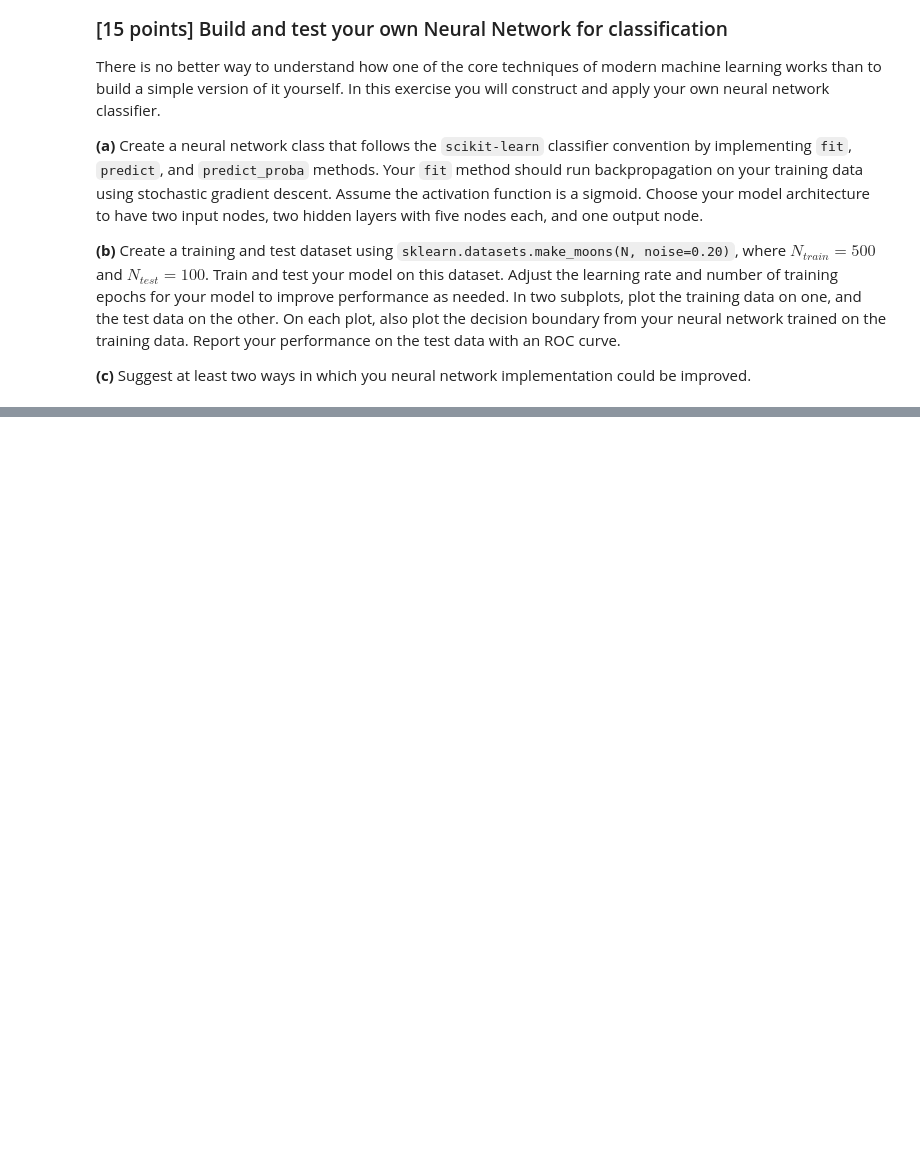
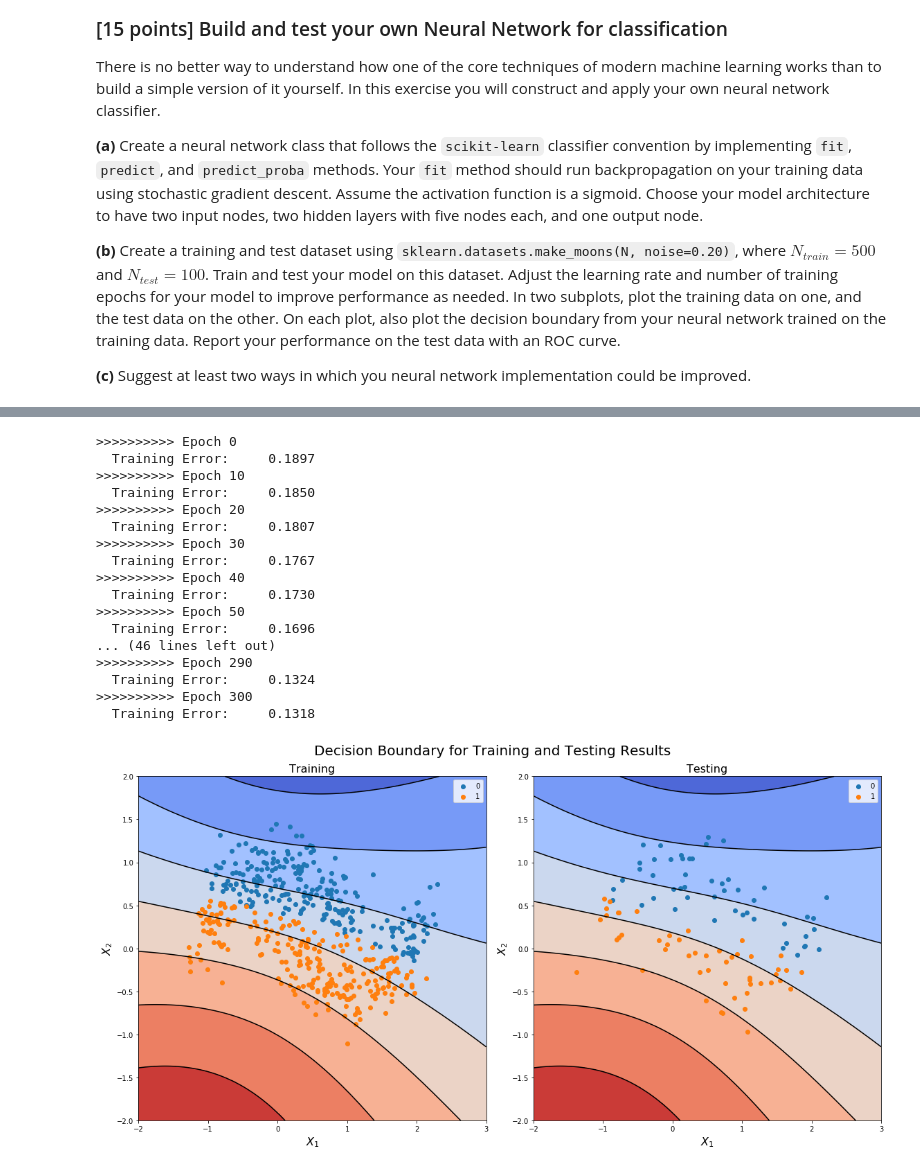
Before and after one commit to Ruiqi22Wang/machine-learning-course, a Jupyter notebook: Assignment4_Ruiqi_Wang.ipynb, the cells around one changed output, grey strips where cells are left out. Saved outputs shown, nothing was run; the diff lists cells and outputs as text; code cells hidden in the pictures; blank space fills up the shorter version.

```diff
--- a/Assignment4_Ruiqi_Wang.ipynb
+++ b/Assignment4_Ruiqi_Wang.ipynb
@@ -360,0 +505,64 @@ There is no better way to understand how one of the core techniques of modern ma
+# %%
+nnc = NN(epoch=310, lr=0.0001, random_state=0).fit(data_train[0], data_train[1])
+train_y_hat = nnc.predict_proba(data_train[0])
+train_y_class = nnc.predict(data_train[0])
+test_y_hat = nnc.predict_proba(data_test[0])
+test_y_class = nnc.predict(data_test[0])
+
+
+from matplotlib import cm
+
+N_grid = 501
+grid_x = np.linspace(-2, 3, N_grid)
+grid_y = np.linspace(-2, 2, N_grid)
+XX, YY = np.meshgrid(grid_x, grid_y)
+x_pre = np.stack((XX.flatten(), YY.flatten()), axis = -1)
+y_pre = nnc.predict_proba(x_pre).reshape(N_grid, N_grid)
+
+fig, axs = plt.subplots(1,2, figsize=(16,8))
+ax = axs.flatten()
+
+pos0 = np.where(train_y_class == 0)
+pos1 = np.where(train_y_class == 1)
+cset = ax[0].contourf(XX, YY, y_pre, cmap=cm.coolwarm)
+ax[0].contour(cset, colors = 'k')
+ax[0].scatter(data_train[0][pos0,0], data_train[0][pos0,1], label=0)
+ax[0].scatter(data_train[0][pos1,0], data_train[0][pos1,1], label=1)
+ax[0].set_title("Training", fontsize=16)
+ax[0].set_xlabel("$X_1$", fontsize=16)
+ax[0].set_ylabel("$X_2$", fontsize=16)
+ax[0].legend()
+
+pos0 = np.where(test_y_class == 0)
+pos1 = np.where(test_y_class == 1)
+cset = ax[1].contourf(XX, YY, y_pre, cmap=cm.coolwarm)
+ax[1].contour(cset, colors = 'k')
+ax[1].scatter(data_test[0][pos0,0], data_test[0][pos0,1], label=0)
+ax[1].scatter(data_test[0][pos1,0], data_test[0][pos1,1], label=1)
+ax[1].set_title("Testing", fontsize=16)
+ax[1].set_xlabel("$X_1$", fontsize=16)
+ax[1].set_ylabel("$X_2$", fontsize=16)
+ax[1].legend()
+
+plt.suptitle("Decision Boundary for Training and Testing Results", y=1.03, fontsize=20)
+plt.tight_layout()
+plt.show()
+# %% [output]
+>>>>>>>>>> Epoch 0
+  Training Error:     0.1897
+>>>>>>>>>> Epoch 10
+  Training Error:     0.1850
+>>>>>>>>>> Epoch 20
+  Training Error:     0.1807
+>>>>>>>>>> Epoch 30
+  Training Error:     0.1767
+>>>>>>>>>> Epoch 40
+  Training Error:     0.1730
+>>>>>>>>>> Epoch 50
+  Training Error:     0.1696
+... (46 lines left out)
+>>>>>>>>>> Epoch 290
+  Training Error:     0.1324
+>>>>>>>>>> Epoch 300
+  Training Error:     0.1318
+[figure, added]
```
Also changed, not shown: parts of 2 cells of this notebook.
